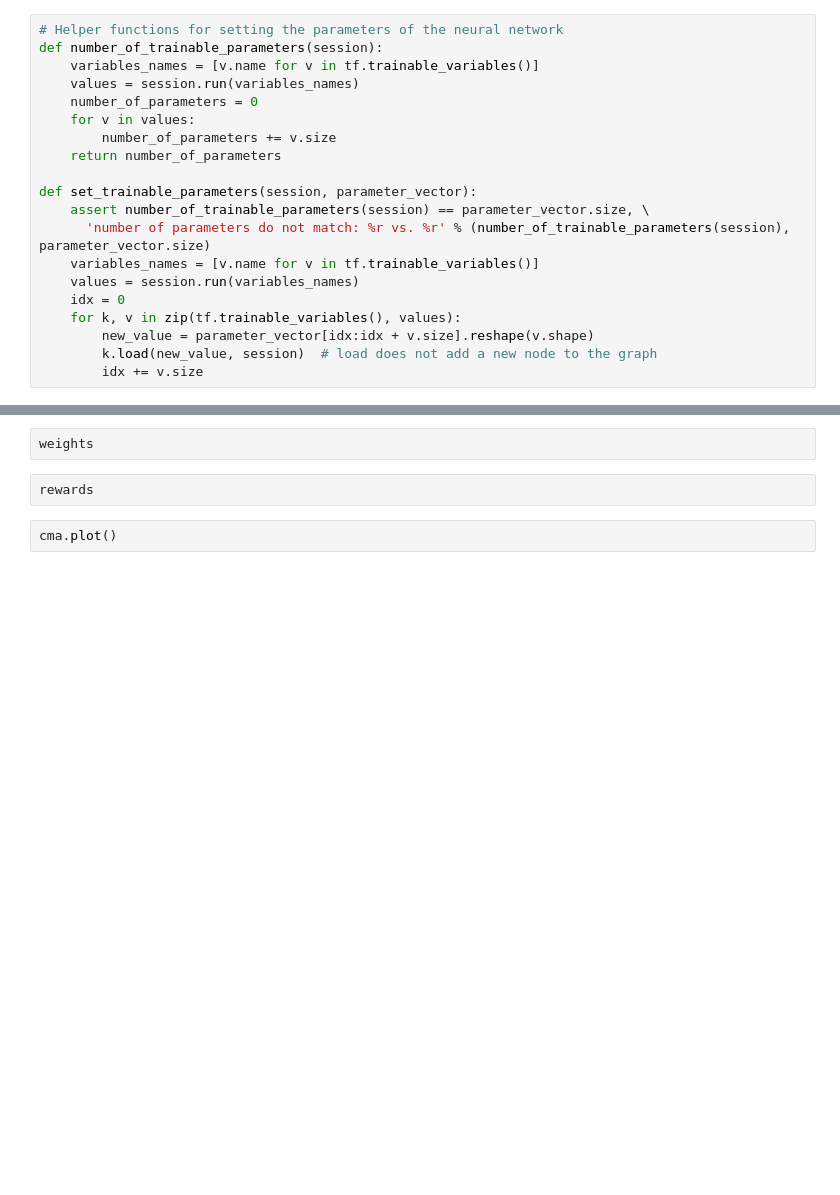
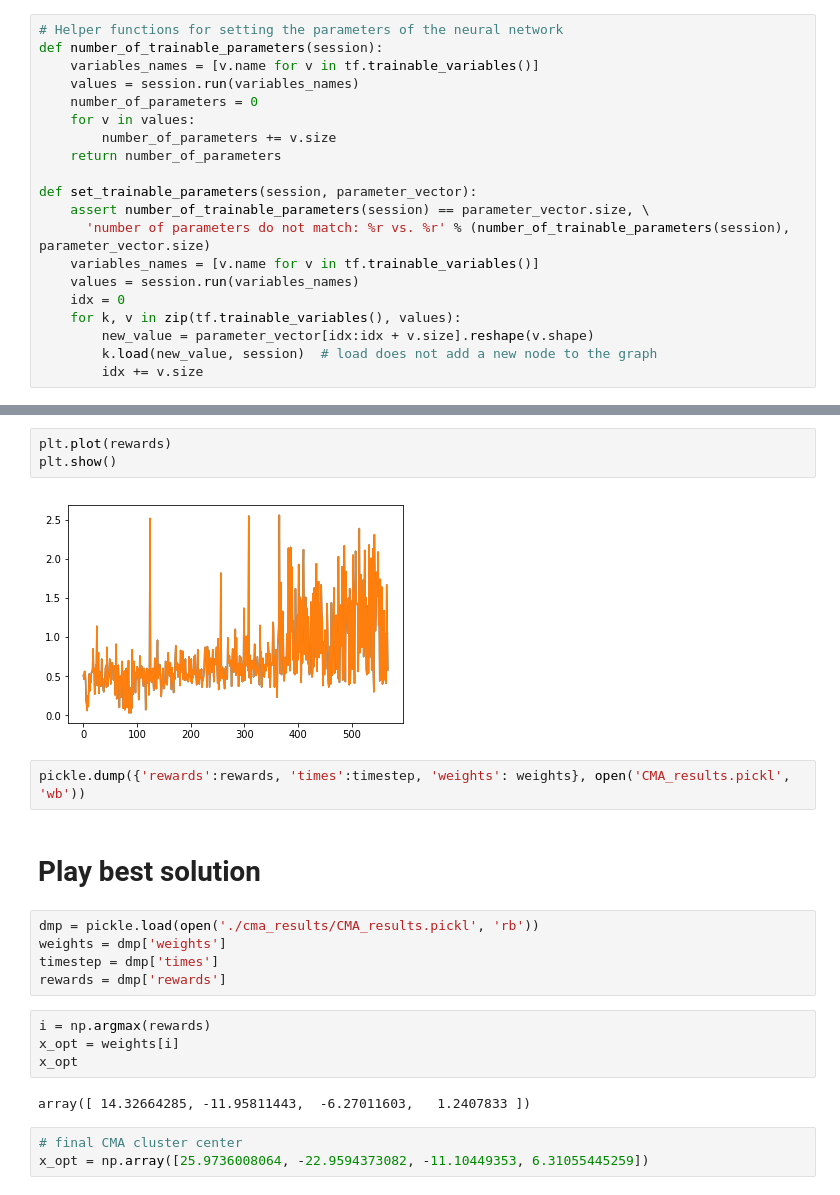
Before and after one commit to SteffenCzolbe/LEGO-machine-learning, a Jupyter notebook: src/swing_robot/CMA_Swing_Robot.ipynb, the cells around one changed output, grey strips where cells are left out. Saved outputs shown, nothing was run; the diff lists cells and outputs as text; blank space fills up the shorter version.

```diff
--- a/src/swing_robot/CMA_Swing_Robot.ipynb
+++ b/src/swing_robot/CMA_Swing_Robot.ipynb
@@ -270,6 +287,23 @@ Waiting to stand still.
-# %%
-weights
-# %%
-rewards
-# %%
-cma.plot()
+# %%
+plt.plot(rewards)
+plt.show()
+# %% [output]
+[figure, added]
+# %%
+pickle.dump({'rewards':rewards, 'times':timestep, 'weights': weights}, open('CMA_results.pickl', 'wb'))
+# %% [markdown]
+# Play best solution
+# %%
+dmp = pickle.load(open('./cma_results/CMA_results.pickl', 'rb'))
+weights = dmp['weights']
+timestep = dmp['times']
+rewards = dmp['rewards']
+# %%
+i = np.argmax(rewards)
+x_opt = weights[i]
+x_opt
+# %% [output]
+array([ 14.32664285, -11.95811443,  -6.27011603,   1.2407833 ])
+# %%
+# final CMA cluster center
+x_opt = np.array([25.9736008064, -22.9594373082, -11.10449353, 6.31055445259])
```
Also changed, not shown: parts of 10 cells of this notebook, 16 other files.
